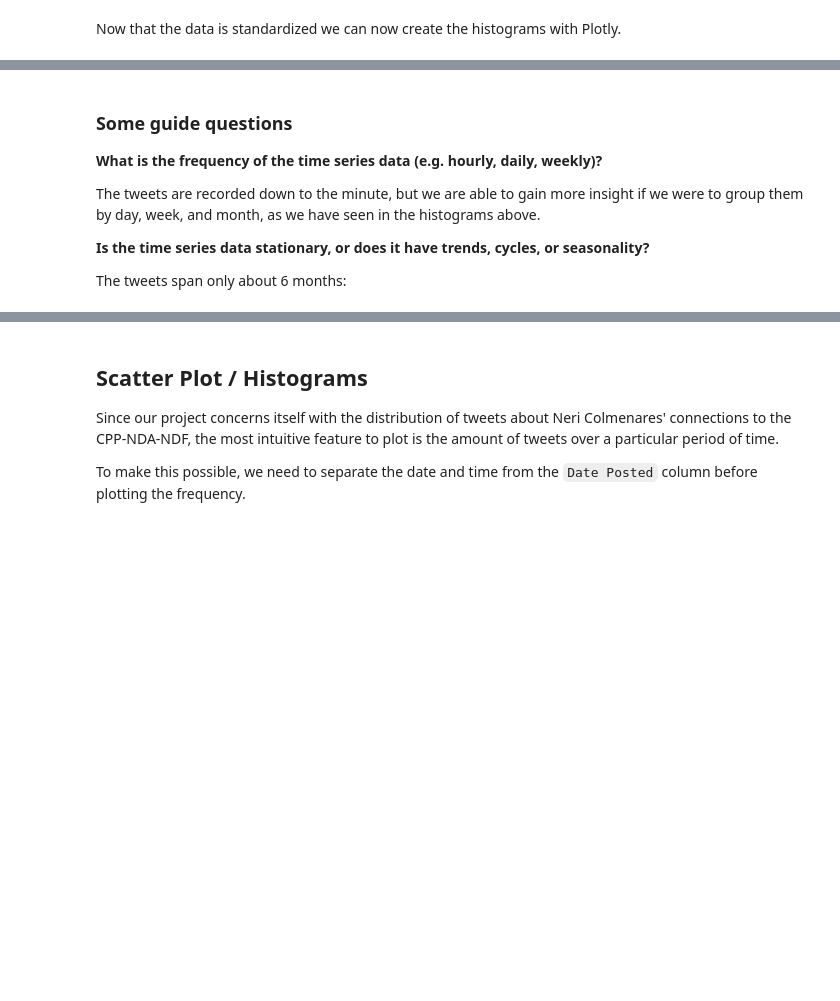
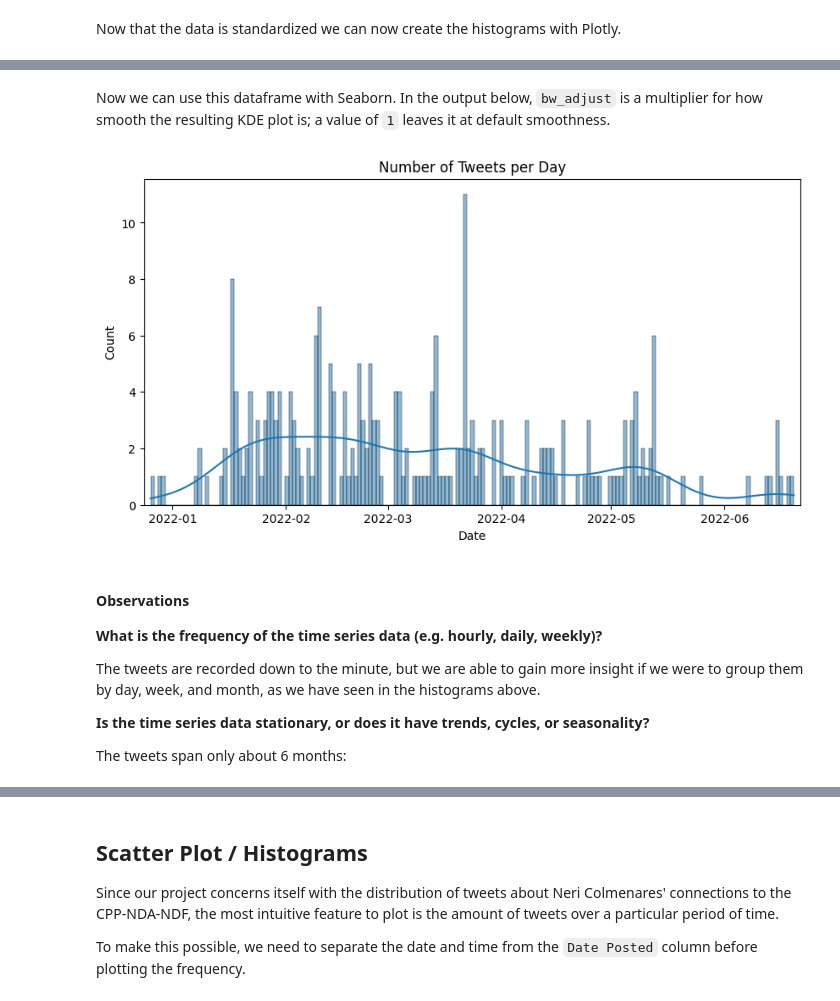
Before and after one commit to deckardsworkspace/cs132-group3, a Jupyter notebook: data-exploration/cs132_data_exploration.ipynb, the cells around one changed output, grey strips where cells are left out. Drawn from its saved outputs; the diff is of its cells as text; code cells hidden in the pictures; blank space fills up the shorter version.

```diff
--- a/data-exploration/cs132_data_exploration.ipynb
+++ b/data-exploration/cs132_data_exploration.ipynb
@@ -630,0 +745,12 @@ plt.show()
+# %%
+# Create a new dataframe with columns for date and tweet count
+df_daily_all = pd.DataFrame(columns=['Date Posted', 'Num Tweets'])
+df_daily_all['Date Posted'] = pd.date_range(first_day, last_day)
+df_daily_all['Num Tweets'] = 0
+
+# Count tweets per day in the original dataframe
+for _, row in df_daily.iterrows():
+  date = row['Date Posted']
+  df_daily_all.loc[df_daily_all['Date Posted'] == date, 'Num Tweets'] += 1
+
+df_daily_all.head().style.set_properties(**{'text-align': 'left'})
@@ -631,19 +764,25 @@ plt.show()
+# %% [markdown]
+Now we can use this dataframe with Seaborn. In the output below, `bw_adjust` is a multiplier for how smooth the resulting KDE plot is; a value of `1` leaves it at default smoothness.
 # %%
+# bw_adjust controls the smoothness of the kde plot
+bw_adjust = 0.5 #@param {type:"slider", min:0, max:2, step:0.01}
+
 # Daily
-# bw_adjust controls the smoothness of the kde plot
-bw_adjust = 1 #@param {type:"slider", min:0, max:2, step:0.01}
-plt.figure(figsize=(20,5))
-sns.histplot(df_daily['Date Posted'],
+plt.figure(figsize=(10,5))
+sns.histplot(data=df_daily_all,
+             x='Date Posted',
+             weights='Num Tweets',
              bins=num_days,
              kde=True,
              kde_kws=dict(bw_adjust=bw_adjust))
 plt.title('Number of Tweets per Day')
 plt.xlabel('Date')
-plt.xticks(rotation=270)
 plt.margins(x=0.01)
 plt.show()
+# %% [output]
+[figure, added]
 # %% [markdown]
-### Some guide questions
+#### Observations
 
 **What is the frequency of the time series data (e.g. hourly, daily, weekly)?**
 
```
Also changed, not shown: parts of 46 cells of this notebook, 6 other files.
